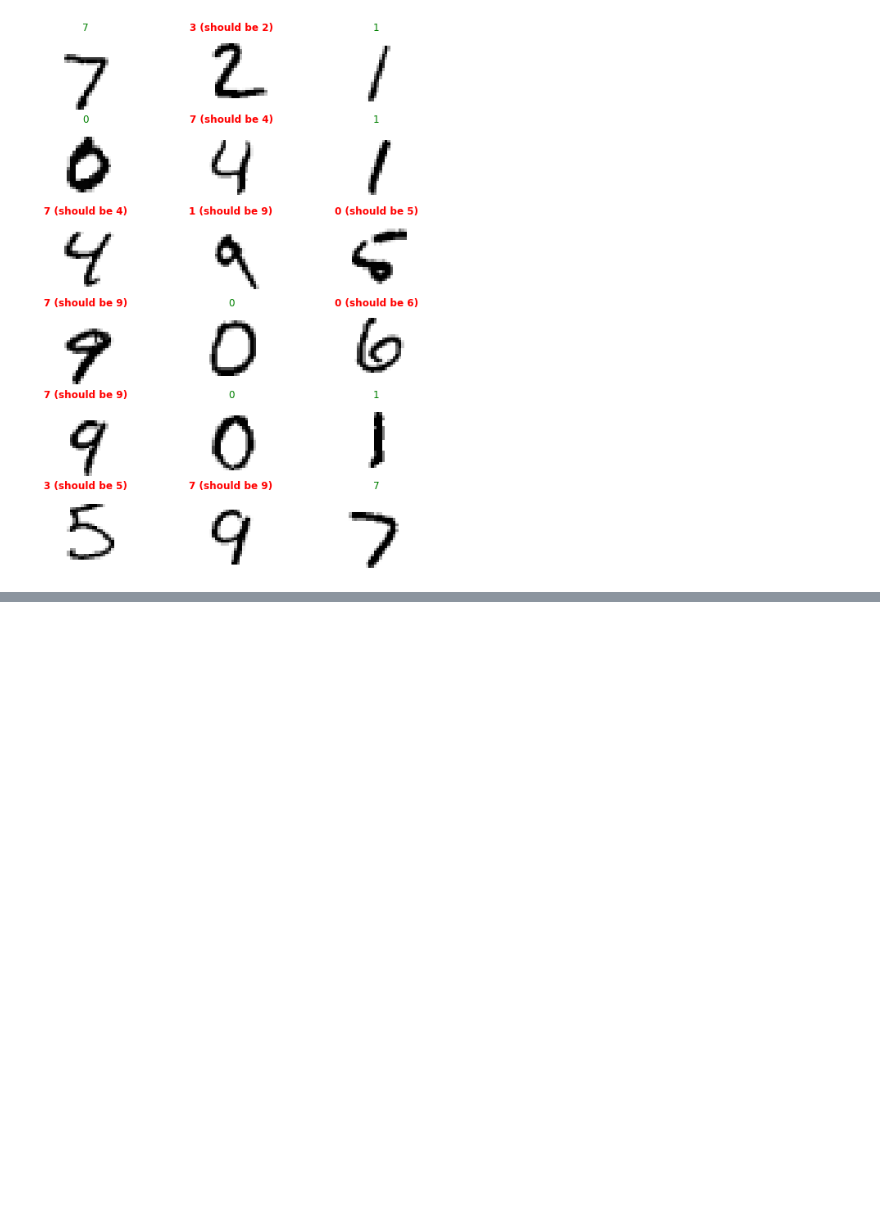
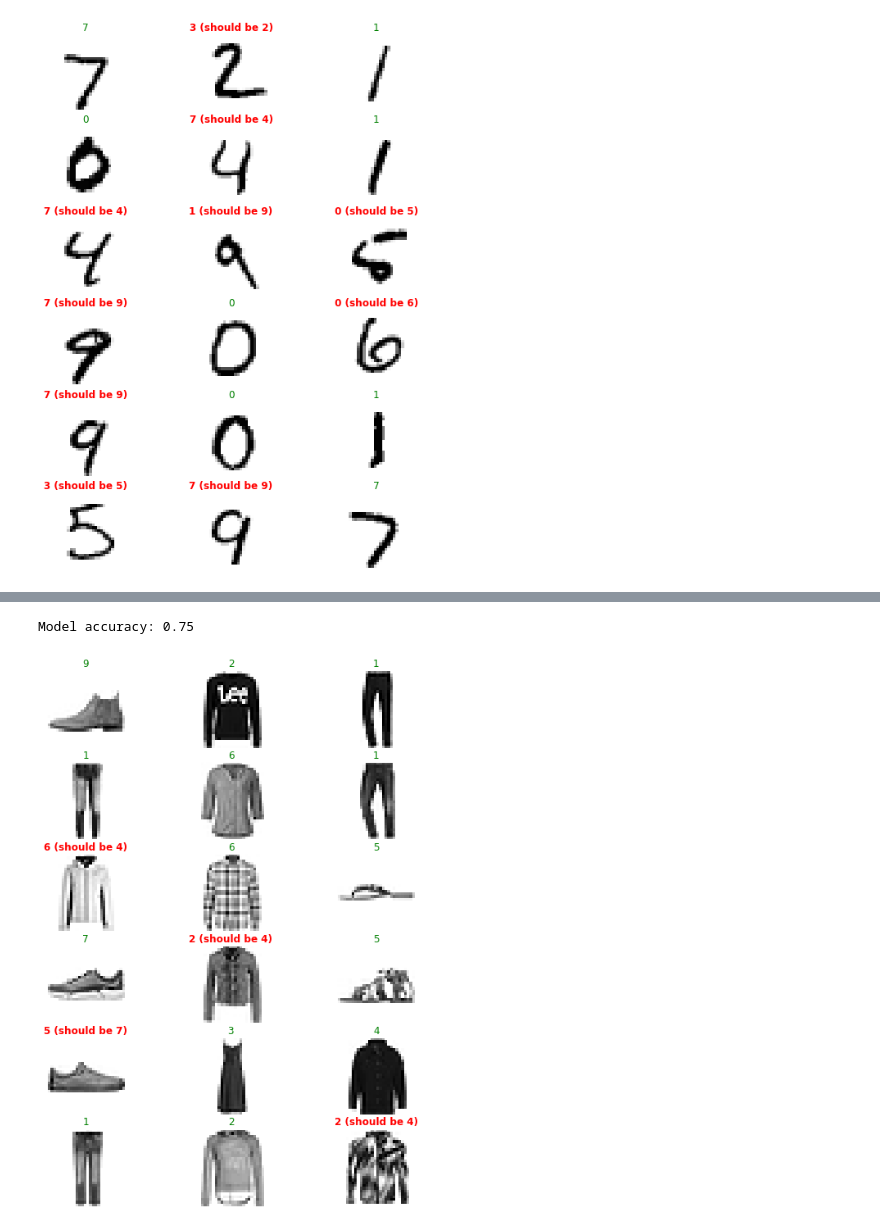
Before and after one commit to schmelto/machine-learning, a Jupyter notebook: Deeplearning/MNIST.ipynb, the cells around one changed output, grey strips where cells are left out. Drawn from its saved outputs; the diff is of its cells as text; code cells hidden in the pictures; blank space fills up the shorter version.

```diff
--- a/Deeplearning/MNIST.ipynb
+++ b/Deeplearning/MNIST.ipynb
@@ -160,0 +186,17 @@ plot_predictions(model, test_images[:20], labels=test_vec_labels[:20])
+# %%
+total_classes = 10
+train_vec_labels = keras.utils.to_categorical(train_labels, total_classes)
+test_vec_labels = keras.utils.to_categorical(test_labels, total_classes)
+# %%
+model = keras.Sequential([
+    keras.layers.Flatten(input_shape=(28, 28)),
+    keras.layers.Dense(128, activation='sigmoid'),
+    keras.layers.Dense(10, activation='sigmoid')
+])
+# %%
+model.compile(
+    optimizer='sgd',
+    loss='mean_squared_error',
+    metrics=['accuracy'])
+# %%
+model.fit(train_images, train_vec_labels, epochs=50, verbose=True)
@@ -160,0 +222,9 @@ plot_predictions(model, test_images[:20], labels=test_vec_labels[:20])
+# %%
+eval_loss, eval_accuracy = model.evaluate(test_images, test_vec_labels, verbose=False)
+print("Model accuracy: %.2f" % eval_accuracy)
+# %% [output]
+Model accuracy: 0.75
+# %%
+plot_predictions(model, test_images[:20], labels=test_vec_labels[:20])
+# %% [output]
+[figure, added]
```
Also changed, not shown: parts of 6 cells of this notebook.
